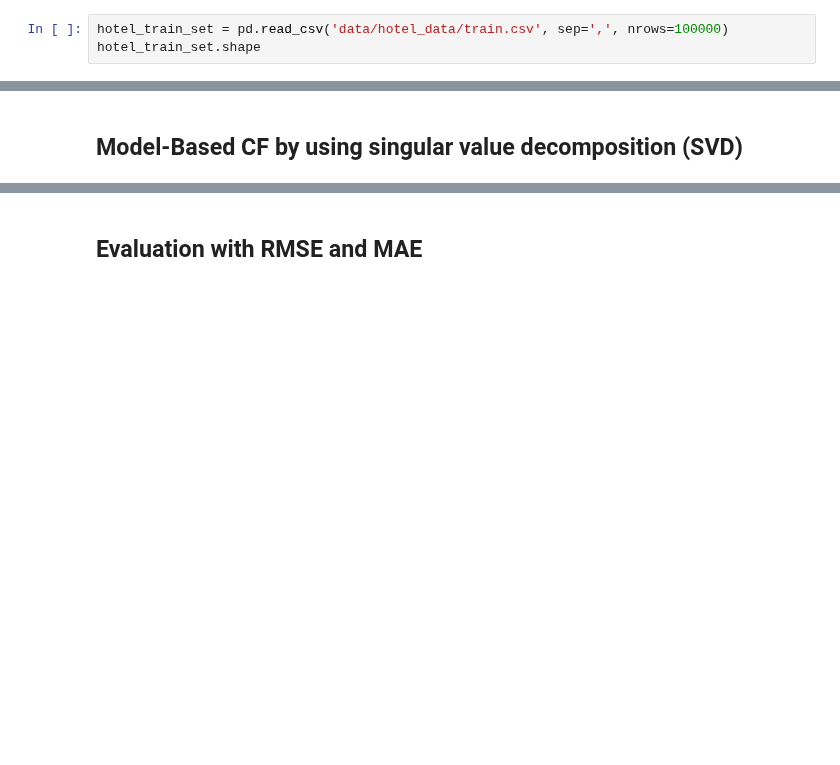
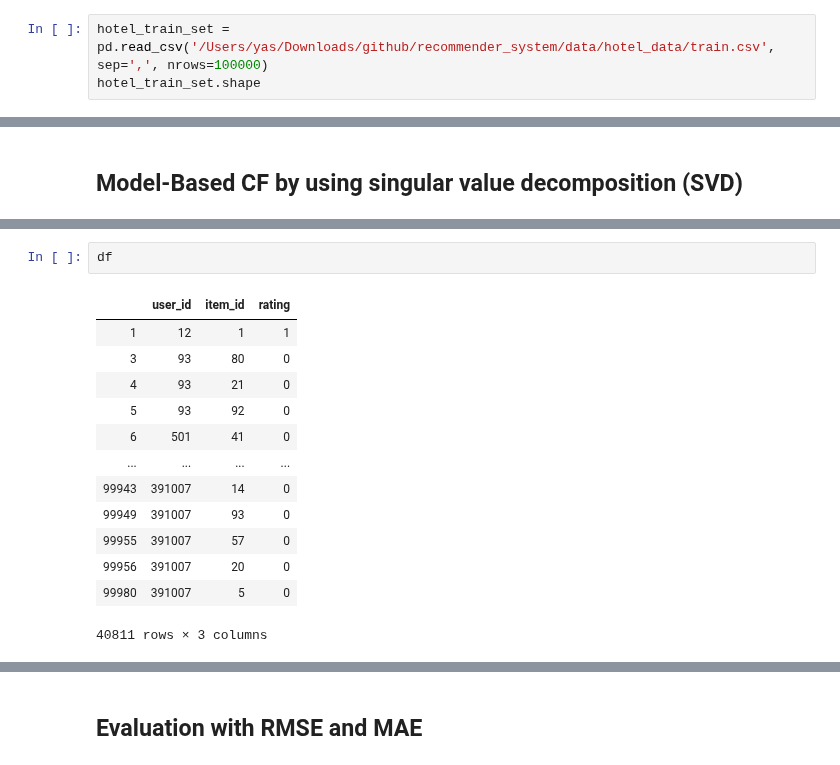
Before and after one commit to yasamanensafi/recommender_system, a Jupyter notebook: notebook/2.0-hotel-linear.ipynb, the cells around one changed output, grey strips where cells are left out. Drawn from its saved outputs; the diff is of its cells as text; blank space fills up the shorter version.

```diff
--- a/notebook/2.0-hotel-linear.ipynb
+++ b/notebook/2.0-hotel-linear.ipynb
@@ -19,5 +28,5 @@ from math import sqrt
 # %%
-hotel_train_set = pd.read_csv('data/hotel_data/train.csv', sep=',', nrows=100000)
+hotel_train_set = pd.read_csv('/Users/yas/Downloads/github/recommender_system/data/hotel_data/train.csv', sep=',', nrows=100000)
 hotel_train_set.shape
 # %% [output]
 (100000, 24)
@@ -269,0 +246,16 @@ The sparsity level of MovieLens100K is 88.3%
+# %%
+df
+# %% [output]
+|  | user_id | item_id | rating |
+| 1 | 12 | 1 | 1 |
+| 3 | 93 | 80 | 0 |
+| 4 | 93 | 21 | 0 |
+| 5 | 93 | 92 | 0 |
+| 6 | 501 | 41 | 0 |
+| ... | ... | ... | ... |
+| 99943 | 391007 | 14 | 0 |
+| 99949 | 391007 | 93 | 0 |
+| 99955 | 391007 | 57 | 0 |
+| 99956 | 391007 | 20 | 0 |
+| 99980 | 391007 | 5 | 0 |
+40811 rows × 3 columns
```
Also changed, not shown: parts of 15 cells of this notebook.
